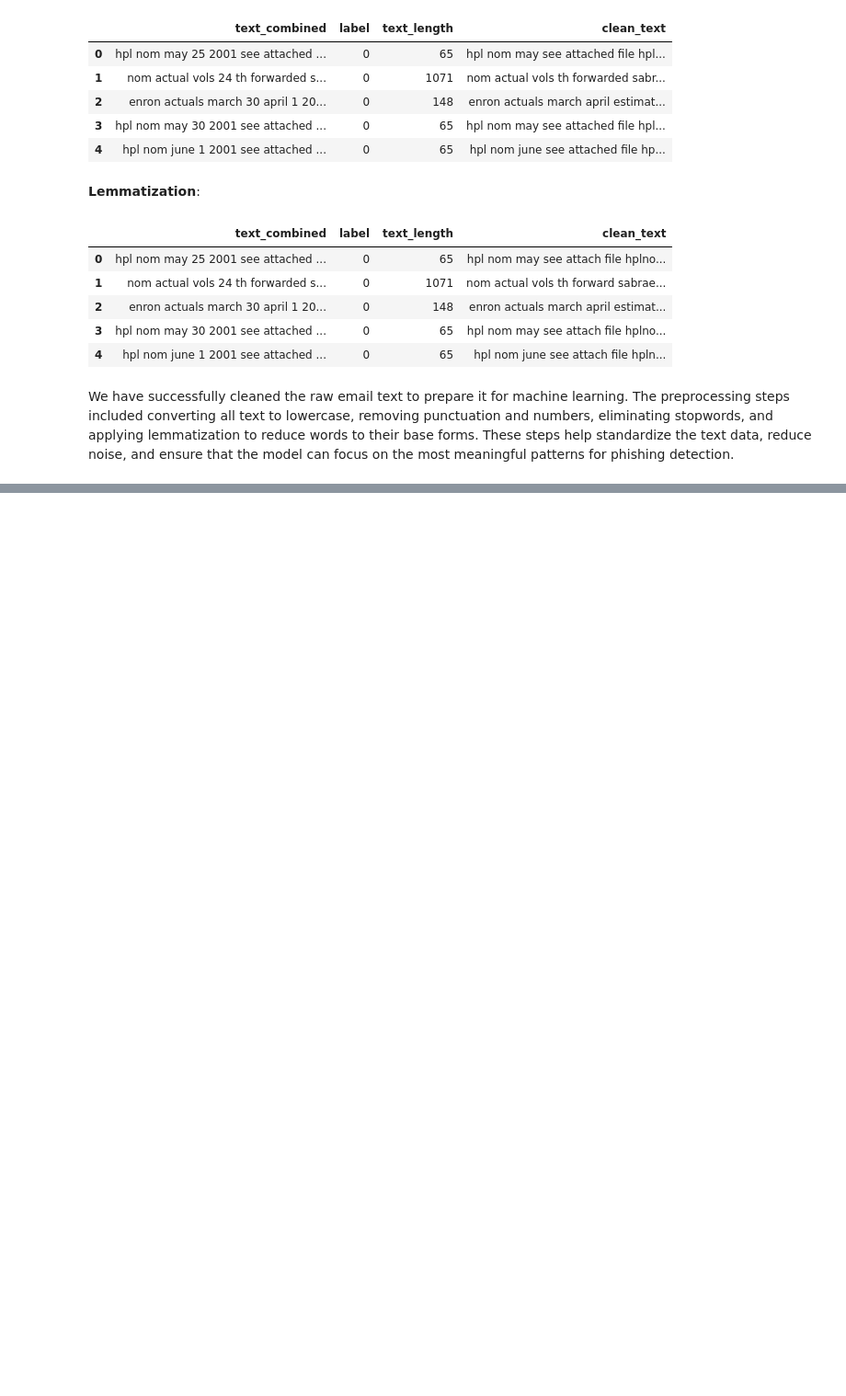
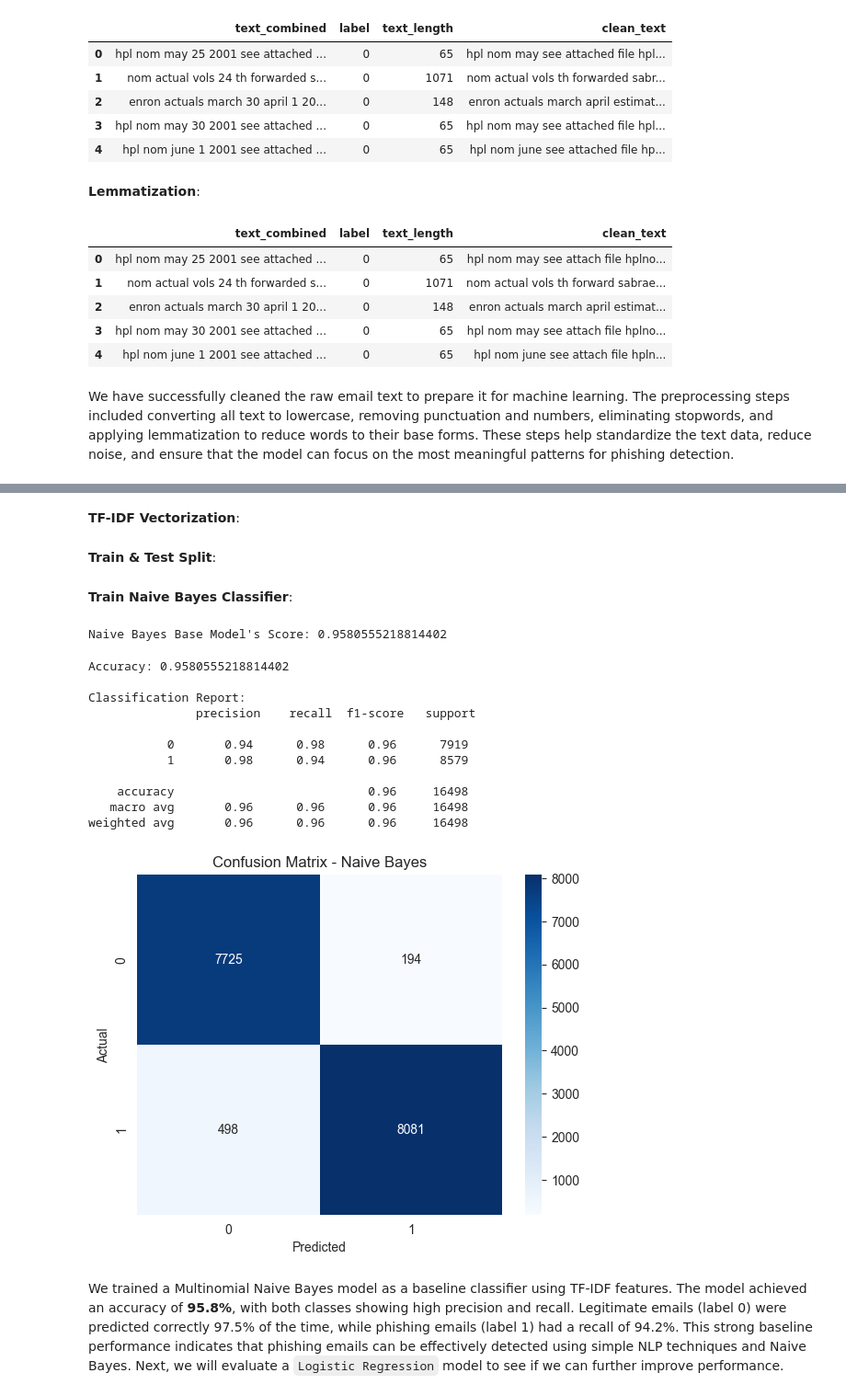
Before and after one commit to otuemre/EmailPhishingDetection, a Jupyter notebook: notebooks/01_training.ipynb, the cells around one changed output, grey strips where cells are left out. Shown at 92% size. Drawn from its saved outputs; the diff is of its cells as text; code cells hidden in the pictures; blank space fills up the shorter version.

Commit message:
Fit Naive Bayes Model

```diff
--- a/notebooks/01_training.ipynb
+++ b/notebooks/01_training.ipynb
@@ -237,0 +244,3 @@ We have successfully cleaned the raw email text to prepare it for machine learni
+# %%
+df = df[['clean_text', 'label']]
+df.head()
@@ -237,0 +254,60 @@ We have successfully cleaned the raw email text to prepare it for machine learni
+# %% [markdown]
+**TF-IDF Vectorization**:
+# %%
+# Create Vectorizer
+tfidf = TfidfVectorizer(max_features=5000) # Limit to top 5k important words
+
+# Fit and Transform
+X = tfidf.fit_transform(df['clean_text'])
+
+# Target labels
+y = df['label']
+# %% [markdown]
+**Train & Test Split**:
+# %%
+X_train, X_test, y_train, y_test = train_test_split(X, y, test_size=0.2, random_state=42, stratify=y)
+# %% [markdown]
+**Train Naive Bayes Classifier**:
+# %%
+# Initialize and Fit the Model
+nb_model = MultinomialNB()
+nb_model.fit(X_train, y_train)
+
+# Get the score
+nb_score = nb_model.score(X_test, y_test)
+
+# Get Predicts
+y_pred_nb = nb_model.predict(X_test)
+
+# Print the Score
+print(f"Naive Bayes Base Model's Score: {nb_score}")
+# %% [output]
+Naive Bayes Base Model's Score: 0.9580555218814402
+# %%
+# Accuracy
+print("Accuracy:", accuracy_score(y_test, y_pred_nb))
+
+# Detailed Report
+print("\nClassification Report:\n", classification_report(y_test, y_pred_nb))
+
+# Confusion Matrix
+sns.heatmap(confusion_matrix(y_test, y_pred_nb), annot=True, fmt='d', cmap='Blues')
+plt.title('Confusion Matrix - Naive Bayes')
+plt.xlabel('Predicted')
+plt.ylabel('Actual')
+plt.show()
+# %% [output]
+Accuracy: 0.9580555218814402
+
+Classification Report:
+               precision    recall  f1-score   support
+
+           0       0.94      0.98      0.96      7919
+           1       0.98      0.94      0.96      8579
+
+    accuracy                           0.96     16498
+   macro avg       0.96      0.96      0.96     16498
+weighted avg       0.96      0.96      0.96     16498
+[figure, added]
+# %% [markdown]
+We trained a Multinomial Naive Bayes model as a baseline classifier using TF-IDF features. The model achieved an accuracy of **95.8%**, with both classes showing high precision and recall. Legitimate emails (label 0) were predicted correctly 97.5% of the time, while phishing emails (label 1) had a recall of 94.2%. This strong baseline performance indicates that phishing emails can be effectively detected using simple NLP techniques and Naive Bayes. Next, we will evaluate a `Logistic Regression` model to see if we can further improve performance.
```
Also changed, not shown: parts of 3 cells of this notebook.
